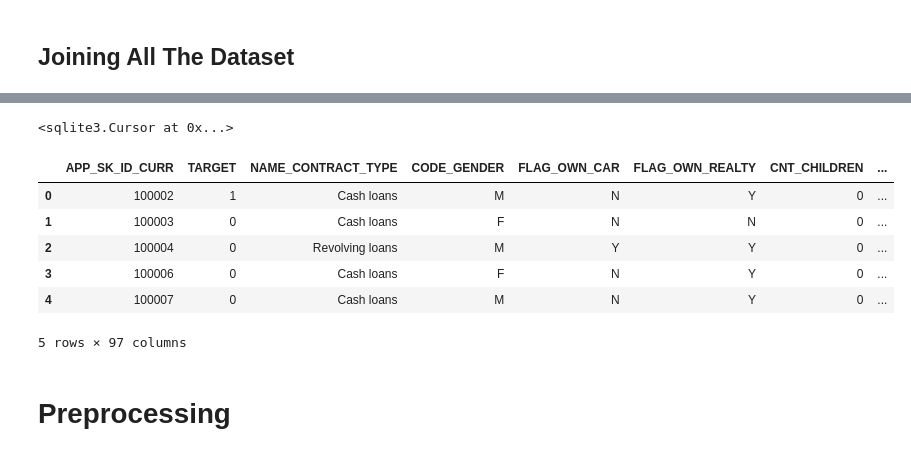
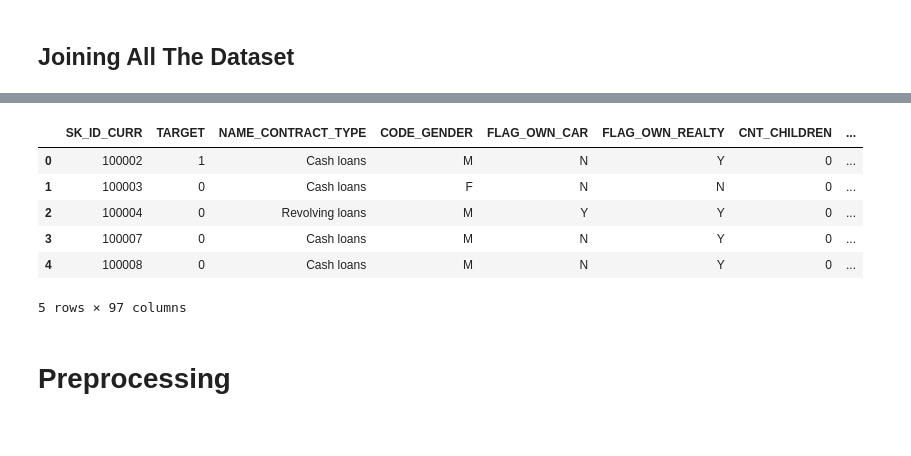
Before and after one commit to zeerafle/hci-scorecard-model, a Jupyter notebook: notebook.ipynb, the cells around one changed output, grey strips where cells are left out. Cells and saved outputs as stored; diff of their text form; code cells hidden in the pictures.

```diff
--- a/notebook.ipynb
+++ b/notebook.ipynb
@@ -801,78 +598,18 @@ cur.execute(agg_query)
-# %%
-agg_query = """
-CREATE TEMPORARY VIEW previous_application_agg AS
-SELECT
-    SK_ID_CURR,
-    COUNT(SK_ID_PREV) AS PREV_APP_COUNT,
-    SUM(AMT_CREDIT) AS TOTAL_CREDIT_SUM,
-    AVG(AMT_ANNUITY) AS AVG_ANNUITY,
-    MAX(AMT_CREDIT) AS MAX_CREDIT_AMOUNT,
-    SUM(AMT_GOODS_PRICE) AS TOTAL_GOODS_PRICE,
-    AVG(AMT_DOWN_PAYMENT) AS AVG_DOWN_PAYMENT,
-    COUNT(DISTINCT NAME_CONTRACT_TYPE) AS CONTRACT_TYPE_COUNT,
-    SUM(CASE WHEN NAME_CONTRACT_STATUS = 'Approved' THEN 1 ELSE 0 END) AS APPROVED_COUNT,
-    SUM(CASE WHEN NAME_CONTRACT_STATUS = 'Refused' THEN 1 ELSE 0 END) AS REFUSED_COUNT,
-    AVG(DAYS_DECISION) AS AVG_DAYS_DECISION,
-    SUM(CNT_PAYMENT) AS TOTAL_CNT_PAYMENT,
-    COUNT(DISTINCT NAME_GOODS_CATEGORY) AS GOODS_CATEGORY_COUNT,
-    MAX(DAYS_FIRST_DUE) AS MAX_DAYS_FIRST_DUE
-FROM
-    previous_application
-GROUP BY
-    SK_ID_CURR;
-"""
-
-# Execute the aggregation query
-cur.execute(agg_query)
-# %% [output]
-<sqlite3.Cursor at 0x...>
 # %%
-import pyarrow.parquet as pq
-import pyarrow as pa
+import pandas as pd
 
-all_table_query = f"""
-SELECT {', '.join(application_columns)},
-    bureau_agg.BUREAU_CREDIT_COUNT,
-    bureau_agg.TOTAL_CREDIT_SUM,
-    bureau_agg.AVG_DAYS_CREDIT,
-    bureau_agg.MAX_DAYS_CREDIT_ENDDATE,
-    bureau_agg.TOTAL_CREDIT_SUM_OVERDUE,
-    bureau_agg.CREDIT_TYPE_COUNT,
-    bureau_agg.MAX_CREDIT_MAX_OVERDUE,
-    bureau_agg.TOTAL_CREDIT_PROLONG,
-    bureau_agg.ACTIVE_CREDIT_COUNT,
-    bureau_agg.CLOSED_CREDIT_COUNT,
-
-    prev_app_agg.PREV_APP_COUNT,
-    prev_app_agg.TOTAL_CREDIT_SUM,
-    prev_app_agg.AVG_ANNUITY,
-    prev_app_agg.MAX_CREDIT_AMOUNT,
-    prev_app_agg.TOTAL_GOODS_PRICE,
-    prev_app_agg.AVG_DOWN_PAYMENT,
-    prev_app_agg.CONTRACT_TYPE_COUNT,
-    prev_app_agg.APPROVED_COUNT,
-    prev_app_agg.REFUSED_COUNT,
-    prev_app_agg.AVG_DAYS_DECISION,
-    prev_app_agg.TOTAL_CNT_PAYMENT,
-    prev_app_agg.GOODS_CATEGORY_COUNT,
-    prev_app_agg.MAX_DAYS_FIRST_DUE
-FROM application
-LEFT JOIN bureau_agg
-ON application.SK_ID_CURR = bureau_agg.SK_ID_CURR
-LEFT JOIN previous_application_agg prev_app_agg
-ON application.SK_ID_CURR = prev_app_agg.SK_ID_CURR
-LIMIT 10000
-"""
-
-df_train = pd.read_sql(all_table_query, conn)
-df_train.head()
+# Merge the DataFrames
+df = pd.read_parquet('application.parquet')\
+    .merge(pd.read_parquet('bureau_agg.parquet'), how='inner', on='SK_ID_CURR')\
+    .merge(pd.read_parquet('prev_agg.parquet'), how='inner', on='SK_ID_CURR')
+df.head()
 # %% [output]
-|  | APP_SK_ID_CURR | TARGET | NAME_CONTRACT_TYPE | CODE_GENDER | FLAG_OWN_CAR | FLAG_OWN_REALTY | CNT_CHILDREN | ... |
+|  | SK_ID_CURR | TARGET | NAME_CONTRACT_TYPE | CODE_GENDER | FLAG_OWN_CAR | FLAG_OWN_REALTY | CNT_CHILDREN | ... |
 | 0 | 100002 | 1 | Cash loans | M | N | Y | 0 | ... |
 | 1 | 100003 | 0 | Cash loans | F | N | N | 0 | ... |
 | 2 | 100004 | 0 | Revolving loans | M | Y | Y | 0 | ... |
-| 3 | 100006 | 0 | Cash loans | F | N | Y | 0 | ... |
-| 4 | 100007 | 0 | Cash loans | M | N | Y | 0 | ... |
+| 3 | 100007 | 0 | Cash loans | M | N | Y | 0 | ... |
+| 4 | 100008 | 0 | Cash loans | M | N | Y | 0 | ... |
 5 rows × 97 columns
 # %% [markdown]
 # Preprocessing
```
Also changed, not shown: parts of 54 cells of this notebook, 1 other file.
